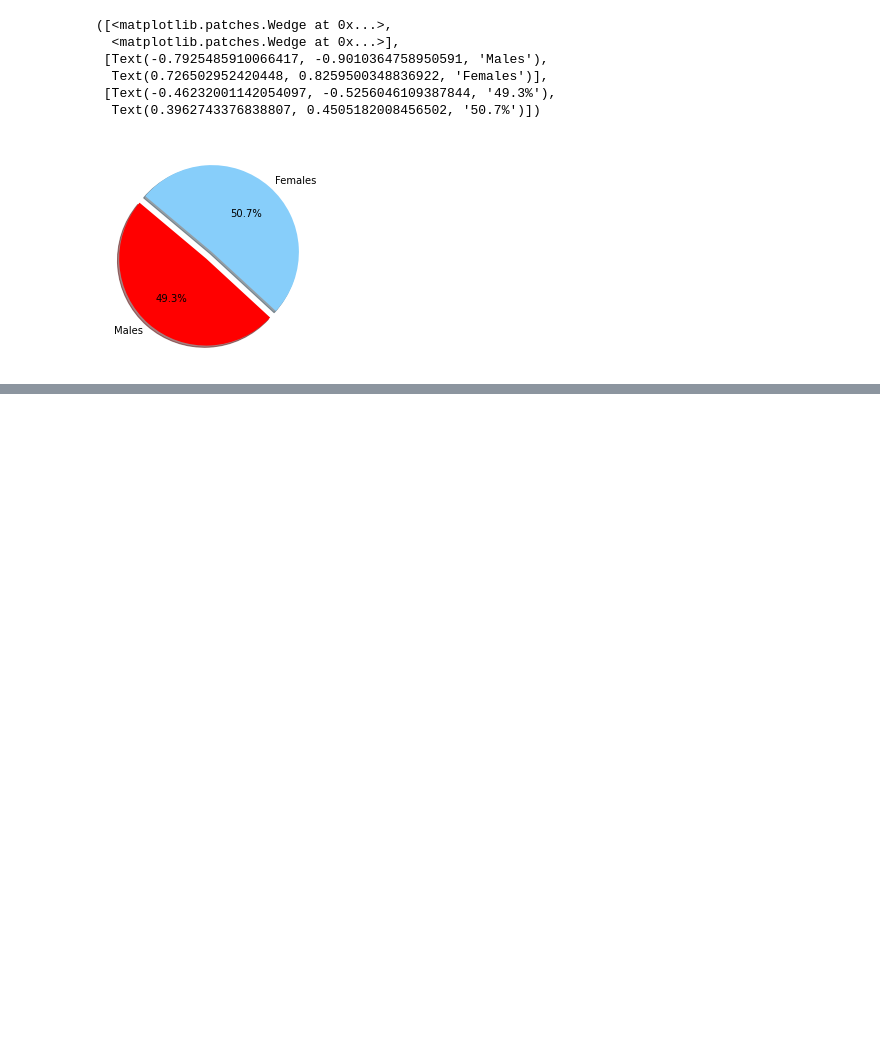
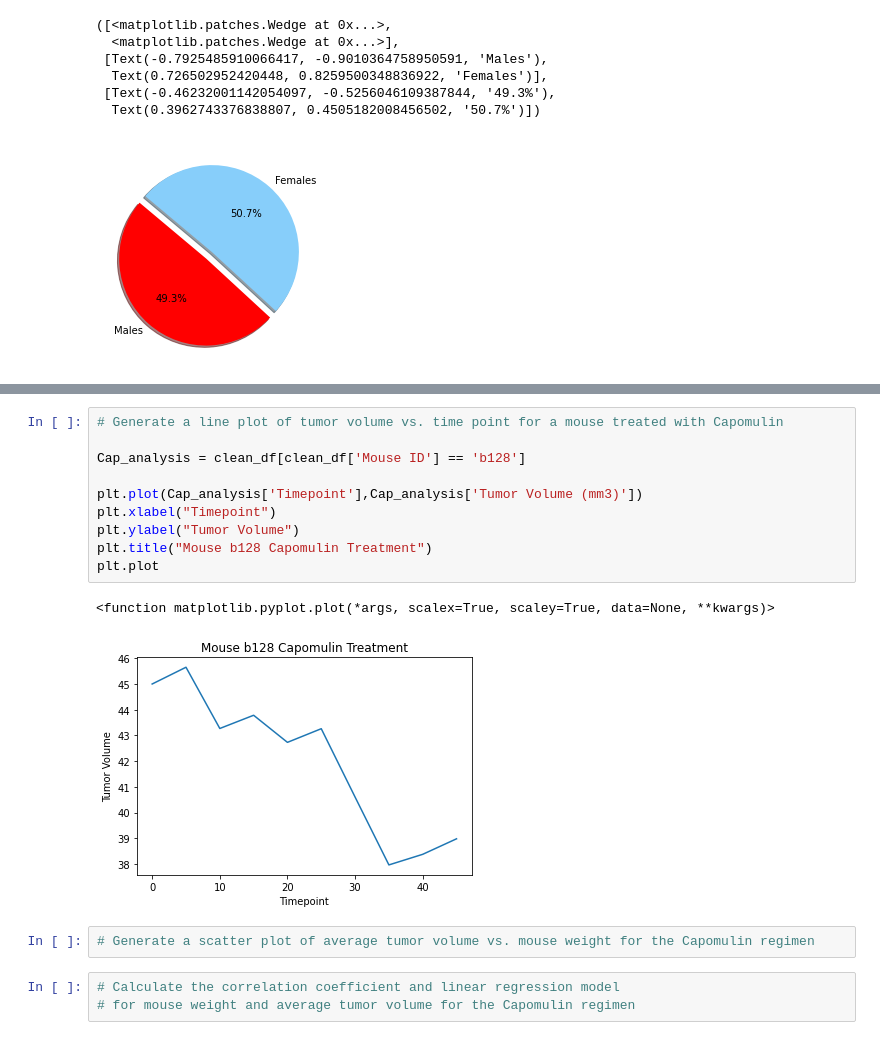
Before and after one commit to alekyaagadiraju/Matplotlib-challenge, a Jupyter notebook: Pharma.ipynb, the cells around one changed output, grey strips where cells are left out. Saved outputs shown, nothing was run; the diff lists cells and outputs as text; blank space fills up the shorter version.

```diff
--- a/Pharma.ipynb
+++ b/Pharma.ipynb
@@ -217,0 +311,18 @@ tumor_volume = []
+# %%
+# Generate a line plot of tumor volume vs. time point for a mouse treated with Capomulin
+
+Cap_analysis = clean_df[clean_df['Mouse ID'] == 'b128']
+
+plt.plot(Cap_analysis['Timepoint'],Cap_analysis['Tumor Volume (mm3)'])
+plt.xlabel("Timepoint")
+plt.ylabel("Tumor Volume")
+plt.title("Mouse b128 Capomulin Treatment")
+plt.plot
+# %% [output]
+<function matplotlib.pyplot.plot(*args, scalex=True, scaley=True, data=None, **kwargs)>
+[figure, added]
+# %%
+# Generate a scatter plot of average tumor volume vs. mouse weight for the Capomulin regimen
+# %%
+# Calculate the correlation coefficient and linear regression model
+# for mouse weight and average tumor volume for the Capomulin regimen
```
Also changed, not shown: parts of 12 cells of this notebook.
